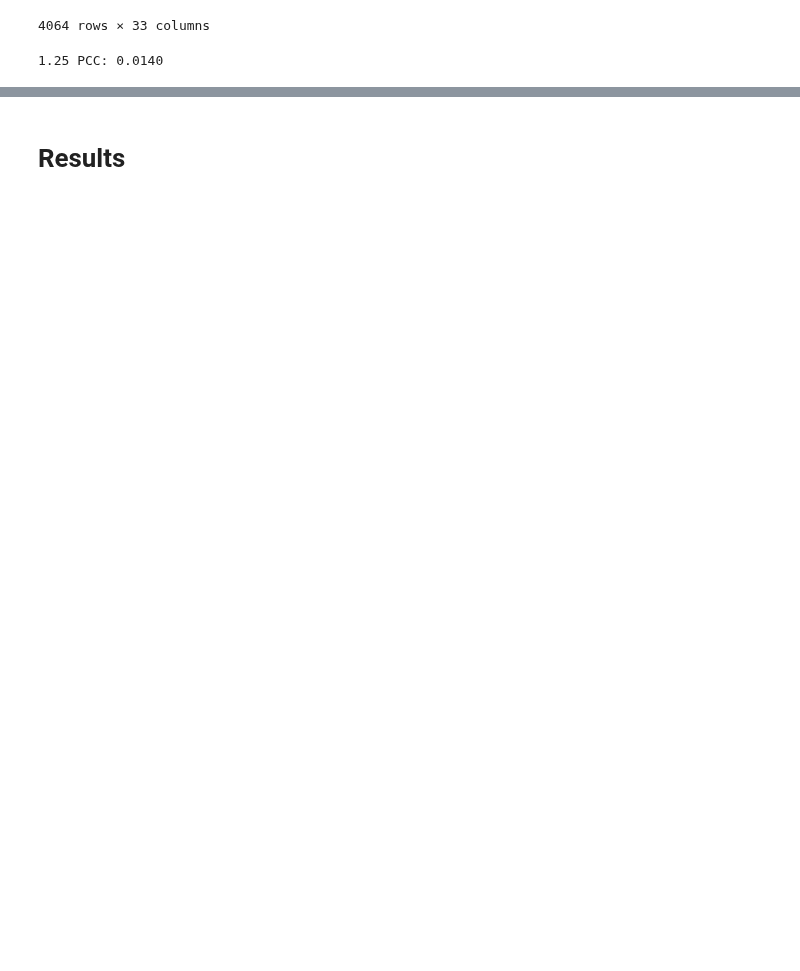
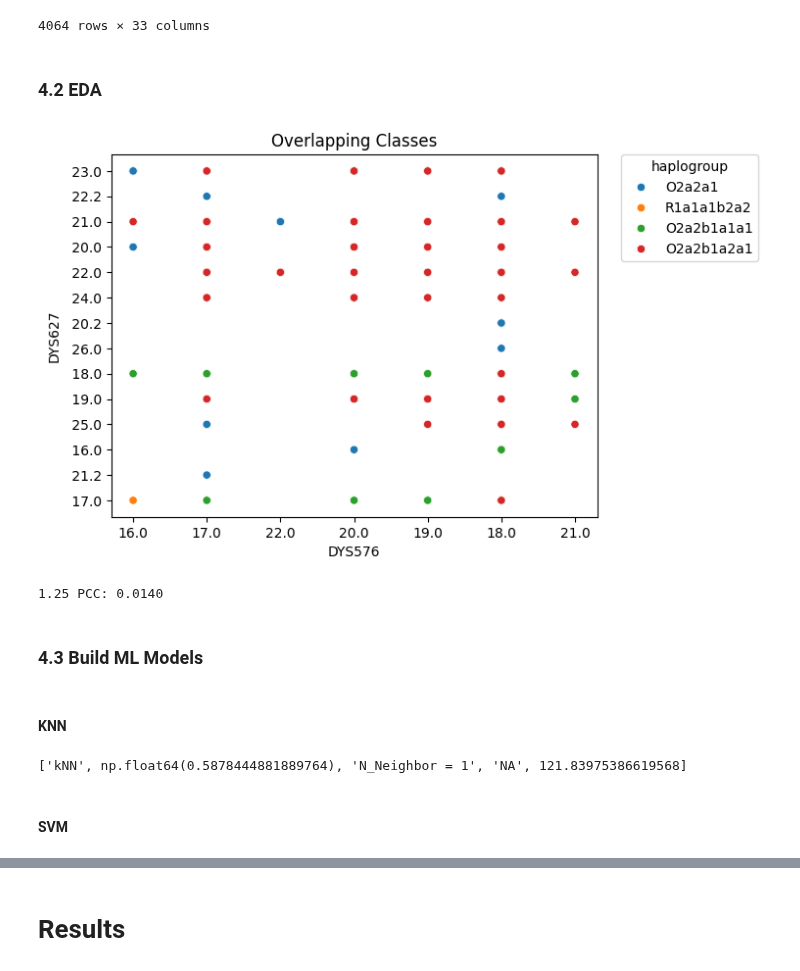
Before and after one commit to kibindy/LT8_final_project, a Jupyter notebook: LT8_Final_Project_Notebook.ipynb, the cells around one changed output, grey strips where cells are left out. Drawn from its saved outputs; the diff is of its cells as text; code cells hidden in the pictures; blank space fills up the shorter version.

```diff
--- a/LT8_Final_Project_Notebook.ipynb
+++ b/LT8_Final_Project_Notebook.ipynb
@@ -144,4 +156,21 @@ df
 | 4062 | O2a1c1a1a1 | 14.0 | 1.0 | HaiN139(Han) | Han | 1.0 | 16.0 | 14.0 | ... |
 | 4063 | O2a1c1a1a1 | 14.0 | 1.0 | SX-92(Han) | Han | 1.0 | 17.0 | 12.0 | ... |
 4064 rows × 33 columns
+# %% [markdown]
+### 4.2 EDA
+# %%
+df_sample = df[(df['haplogroup'] == 'R1a1a1b2a2') |
+               (df['haplogroup'] == 'O2a2b1a1a1') |
+               (df['haplogroup'] == 'O2a2a1') |
+               (df['haplogroup'] == 'O2a2b1a2a1')]
+
+df_sample = df_sample.drop(columns=['number of haplotypes', 'total frequency', 'sampleID','population','frequency'])
+df_sample
+
+ax = sns.scatterplot(data=df_sample, x='DYS576', y='DYS627', hue='haplogroup')
+sns.move_legend(ax, "upper left", bbox_to_anchor=(1.05, 1), borderaxespad=0.)
+plt.title('Overlapping Classes')
+plt.show()
+# %% [output]
+[figure, added]
 # %%
@@ -155,3 +184,7 @@ pcc_125 = pcc*1.25
 print(f'1.25 PCC: {pcc_125:.4f}')
 # %% [output]
 1.25 PCC: 0.0140
+# %% [markdown]
+### 4.3 Build ML Models
+# %% [markdown]
+#### KNN
@@ -157,0 +220,10 @@ print(f'1.25 PCC: {pcc_125:.4f}')
+# %%
+X = df.iloc[:, 6:]
+y = df.iloc[:, 0]
+
+knn_df = train_knn(X,y)
+print(knn_df)
+# %% [output]
+['kNN', np.float64(0.5878444881889764), 'N_Neighbor = 1', 'NA', 121.83975386619568]
+# %% [markdown]
+#### SVM
```
Also changed, not shown: parts of 9 cells of this notebook.
